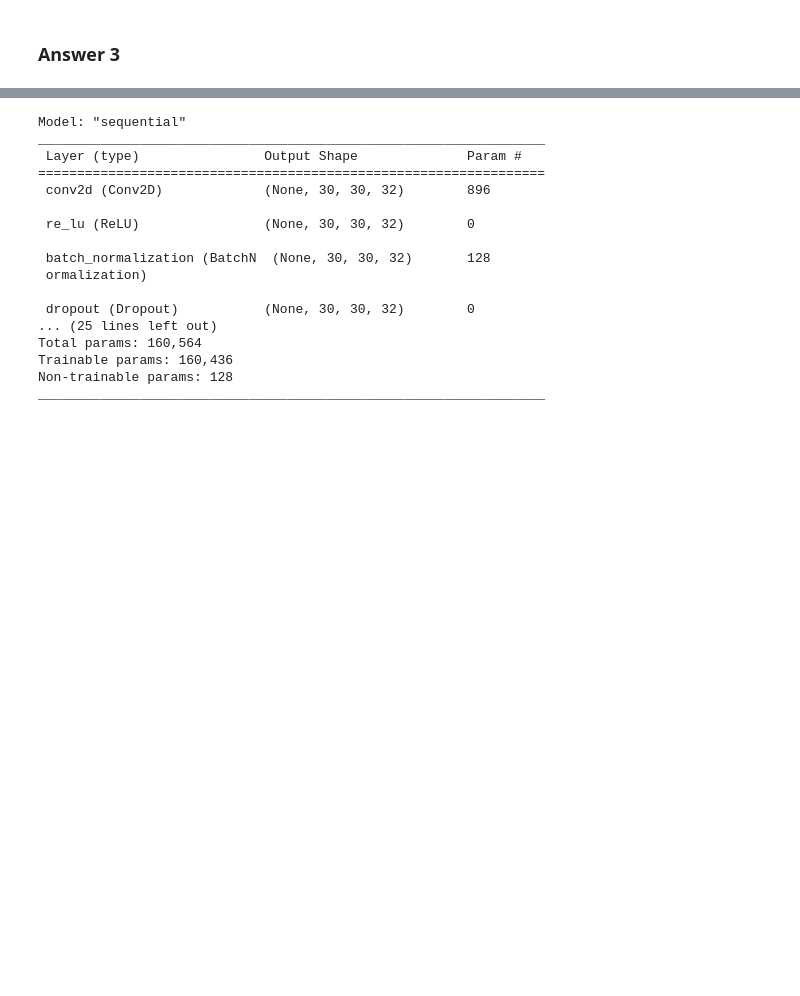
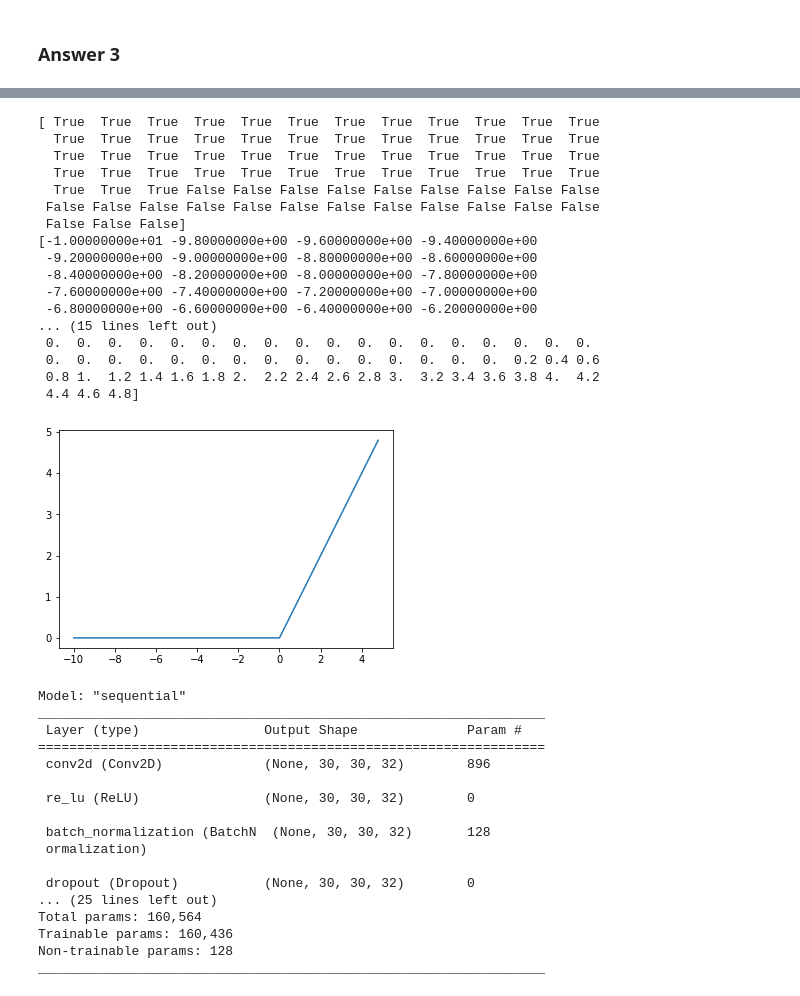
Before and after one commit to TheClassicTechno/FutureMakers2022, a Jupyter notebook: day10/Julia_Huang_of_Day_10_Introduction_to_Activation_Function_SV.ipynb, the cells around one changed output, grey strips where cells are left out. Saved outputs shown, nothing was run; the diff lists cells and outputs as text; code cells hidden in the pictures; blank space fills up the shorter version.

```diff
--- a/day10/Julia_Huang_of_Day_10_Introduction_to_Activation_Function_SV.ipynb
+++ b/day10/Julia_Huang_of_Day_10_Introduction_to_Activation_Function_SV.ipynb
@@ -110,3 +199,45 @@ ValueError: ignored
+# %%
+
+
+import numpy as np
+#x and y are a 1d array or vector
+
+def relu(x):
+  return np.maximum(0,x)
+
+
+
+
+x = np.arange(-10, 5, 0.2)
+#y = relu(x)
+
+print(x<0)
+
+
+print(x)
+print(y)
+
+plt.plot(x, y)
+plt.show()
+# %% [output]
+[ True  True  True  True  True  True  True  True  True  True  True  True
+  True  True  True  True  True  True  True  True  True  True  True  True
+  True  True  True  True  True  True  True  True  True  True  True  True
+  True  True  True  True  True  True  True  True  True  True  True  True
+  True  True  True False False False False False False False False False
+ False False False False False False False False False False False False
+ False False False]
+[-1.00000000e+01 -9.80000000e+00 -9.60000000e+00 -9.40000000e+00
+ -9.20000000e+00 -9.00000000e+00 -8.80000000e+00 -8.60000000e+00
+ -8.40000000e+00 -8.20000000e+00 -8.00000000e+00 -7.80000000e+00
+ -7.60000000e+00 -7.40000000e+00 -7.20000000e+00 -7.00000000e+00
+ -6.80000000e+00 -6.60000000e+00 -6.40000000e+00 -6.20000000e+00
+... (15 lines left out)
+ 0.  0.  0.  0.  0.  0.  0.  0.  0.  0.  0.  0.  0.  0.  0.  0.  0.  0.
+ 0.  0.  0.  0.  0.  0.  0.  0.  0.  0.  0.  0.  0.  0.  0.  0.2 0.4 0.6
+ 0.8 1.  1.2 1.4 1.6 1.8 2.  2.2 2.4 2.6 2.8 3.  3.2 3.4 3.6 3.8 4.  4.2
+ 4.4 4.6 4.8]
+[figure, added]
 # %%
 model = tf.keras.models.Sequential([
   tf.keras.layers.Conv2D(32, (3,3), input_shape=(32, 32, 3)),
```
Also changed, not shown: parts of 18 cells of this notebook.
